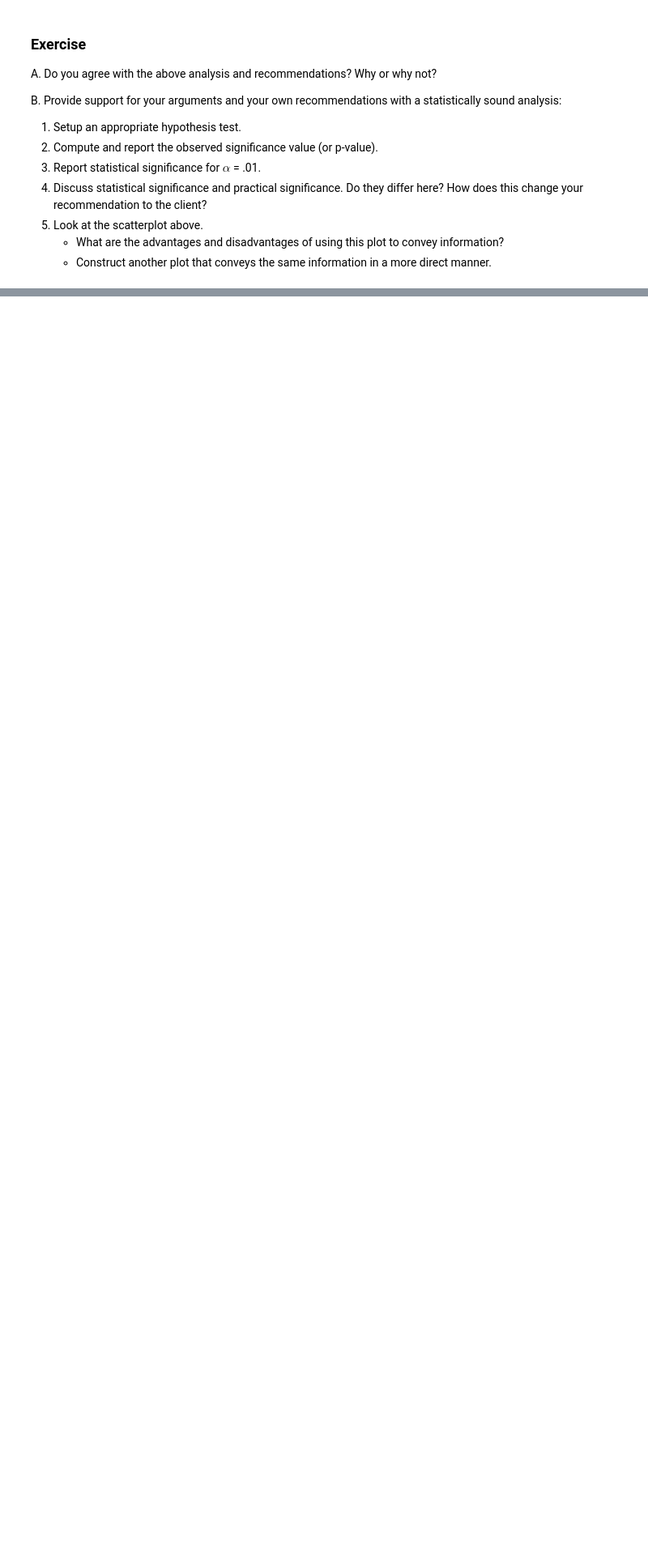
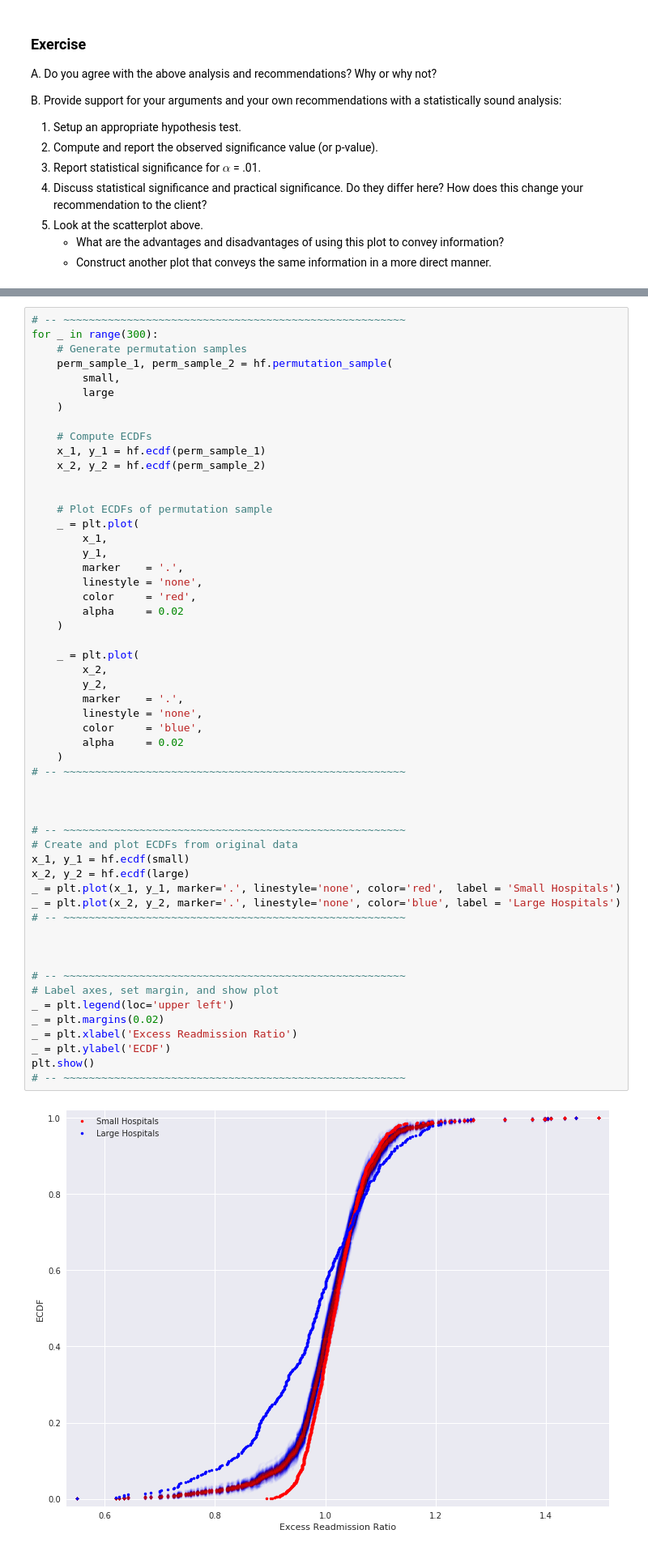
Before and after one commit to Ylazerson/sb-mini-project-world-bank, a Jupyter notebook: notebooks/08-inferential-statistics/03-hospital-readmissions-eda.ipynb, the cells around one changed output, grey strips where cells are left out. Shown: that part at 81% size. Drawn from its saved outputs; the diff is of its cells as text; blank space fills up the shorter version.

```diff
--- a/notebooks/08-inferential-statistics/03-hospital-readmissions-eda.ipynb
+++ b/notebooks/08-inferential-statistics/03-hospital-readmissions-eda.ipynb
@@ -204,0 +405,56 @@ B. Provide support for your arguments and your own recommendations with a statis
+# %%
+# -- ~~~~~~~~~~~~~~~~~~~~~~~~~~~~~~~~~~~~~~~~~~~~~~~~~~~~~~
+for _ in range(300):
+    # Generate permutation samples
+    perm_sample_1, perm_sample_2 = hf.permutation_sample(
+        small,
+        large
+    )
+
+    # Compute ECDFs
+    x_1, y_1 = hf.ecdf(perm_sample_1)
+    x_2, y_2 = hf.ecdf(perm_sample_2)
+
+
+    # Plot ECDFs of permutation sample
+    _ = plt.plot(
+        x_1,
+        y_1,
+        marker    = '.',
+        linestyle = 'none',
+        color     = 'red',
+        alpha     = 0.02
+    )
+
+    _ = plt.plot(
+        x_2,
+        y_2,
+        marker    = '.',
+        linestyle = 'none',
+        color     = 'blue',
+        alpha     = 0.02
+    )
+# -- ~~~~~~~~~~~~~~~~~~~~~~~~~~~~~~~~~~~~~~~~~~~~~~~~~~~~~~
+
+
+
+# -- ~~~~~~~~~~~~~~~~~~~~~~~~~~~~~~~~~~~~~~~~~~~~~~~~~~~~~~
+# Create and plot ECDFs from original data
+x_1, y_1 = hf.ecdf(small)
+x_2, y_2 = hf.ecdf(large)
+_ = plt.plot(x_1, y_1, marker='.', linestyle='none', color='red',  label = 'Small Hospitals')
+_ = plt.plot(x_2, y_2, marker='.', linestyle='none', color='blue', label = 'Large Hospitals')
+# -- ~~~~~~~~~~~~~~~~~~~~~~~~~~~~~~~~~~~~~~~~~~~~~~~~~~~~~~
+
+
+
+# -- ~~~~~~~~~~~~~~~~~~~~~~~~~~~~~~~~~~~~~~~~~~~~~~~~~~~~~~
+# Label axes, set margin, and show plot
+_ = plt.legend(loc='upper left')
+_ = plt.margins(0.02)
+_ = plt.xlabel('Excess Readmission Ratio')
+_ = plt.ylabel('ECDF')
+plt.show()
+# -- ~~~~~~~~~~~~~~~~~~~~~~~~~~~~~~~~~~~~~~~~~~~~~~~~~~~~~~
+# %% [output]
+[figure, added]
```
Also changed, not shown: parts of 23 cells of this notebook.
